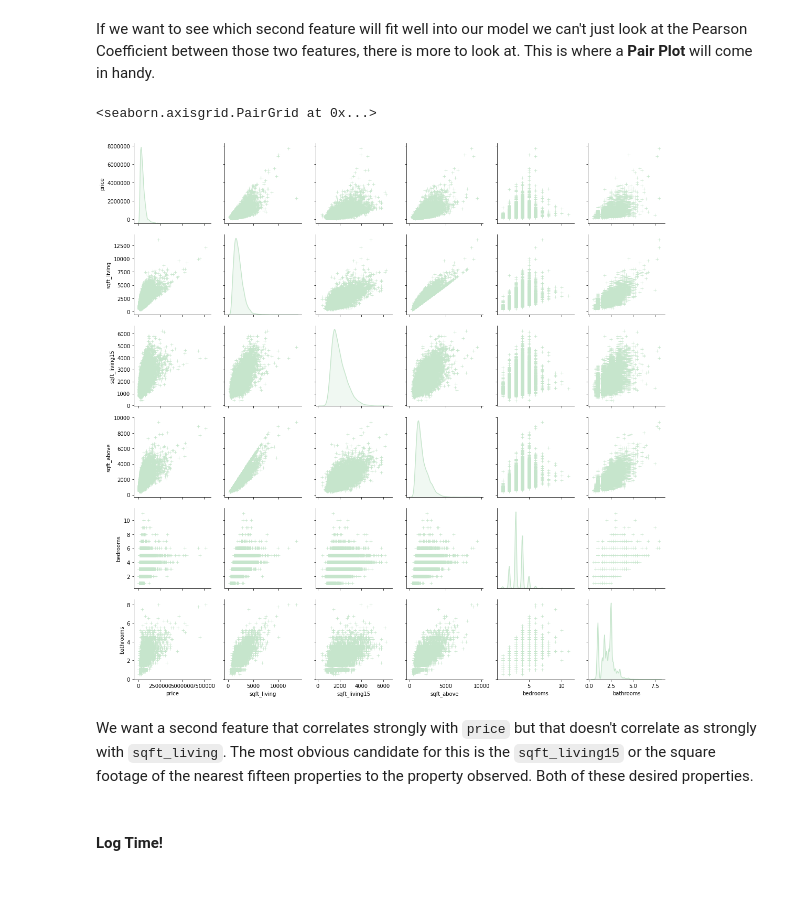
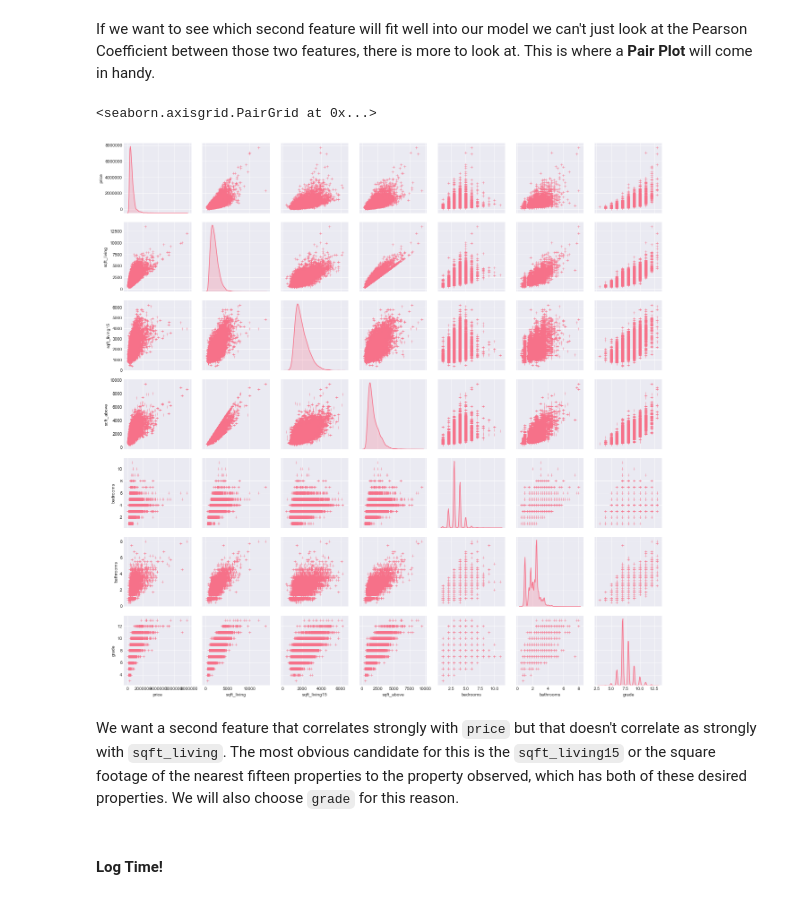
Before and after one commit to nismotie/Analysis-of-Seattle-Housing-Data, a Jupyter notebook: Questions and EDA.ipynb, the cells around one changed output. Drawn from its saved outputs; the diff is of its cells as text; code cells hidden in the pictures.

```diff
--- a/Questions and EDA.ipynb
+++ b/Questions and EDA.ipynb
@@ -4,9 +4,11 @@ import matplotlib.pyplot as plt
 %matplotlib inline
 import seaborn as sns
 import numpy as np
+import statsmodels.api as sm
 
 df = pd.read_csv('cleaned_data.csv')
-sns.set_palette("ch:2.5,-.2,dark=50")
+sns.set_palette(sns.color_palette("husl", 8))
+plt.style.use("seaborn-darkgrid")
 # %% [markdown]
 ## Questions and Assumptions
 # %% [markdown]
@@ -71,13 +73,13 @@ The size metric which has the strongest correlation with price is the square foo
 # %% [markdown]
 If we want to see which second feature will fit well into our model we can't just look at the Pearson Coefficient between those two features, there is more to look at. This is where a **Pair Plot** will come in handy.
 # %%
-size_df = df[['price','sqft_living', 'sqft_living15','sqft_above', 'bedrooms', 'bathrooms']]
+size_df = df[['price','sqft_living', 'sqft_living15','sqft_above', 'bedrooms', 'bathrooms', 'grade']]
 sns.pairplot(size_df, diag_kind="kde", markers="+")
 # %% [output]
 <seaborn.axisgrid.PairGrid at 0x...>
-[figure, old version]
+[figure, new version]
 # %% [markdown]
-We want a second feature that correlates strongly with `price` but that doesn't correlate as strongly with `sqft_living`. The most obvious candidate for this is the `sqft_living15` or the square footage of the nearest fifteen properties to the property observed. Both of these desired properties.
+We want a second feature that correlates strongly with `price` but that doesn't correlate as strongly with `sqft_living`. The most obvious candidate for this is the `sqft_living15` or the square footage of the nearest fifteen properties to the property observed, which has both of these desired properties. We will also choose `grade` for this reason.
 # %% [markdown]
 #### Log Time!
 # %% [markdown]
```
Also changed, not shown: parts of 19 cells of this notebook.
